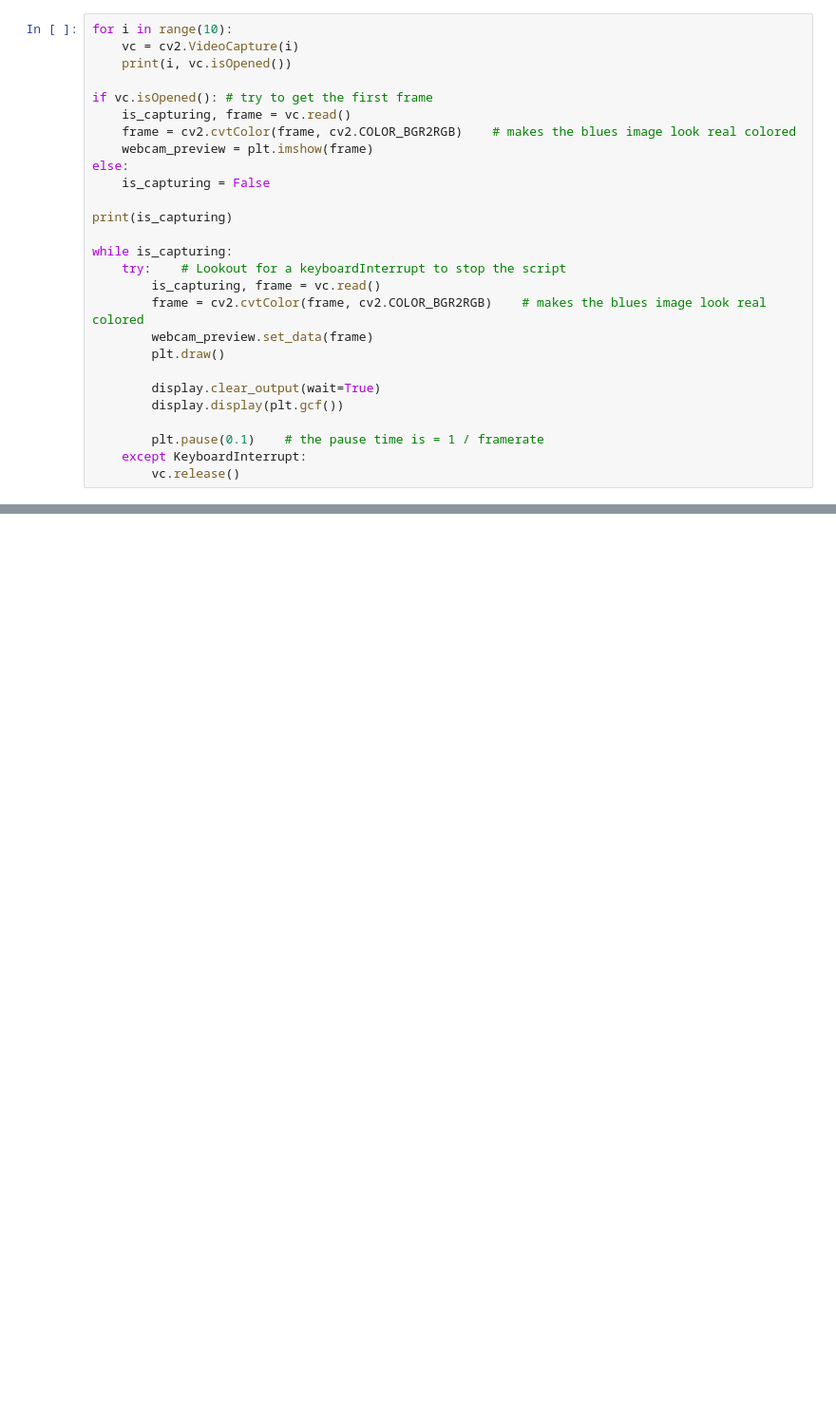
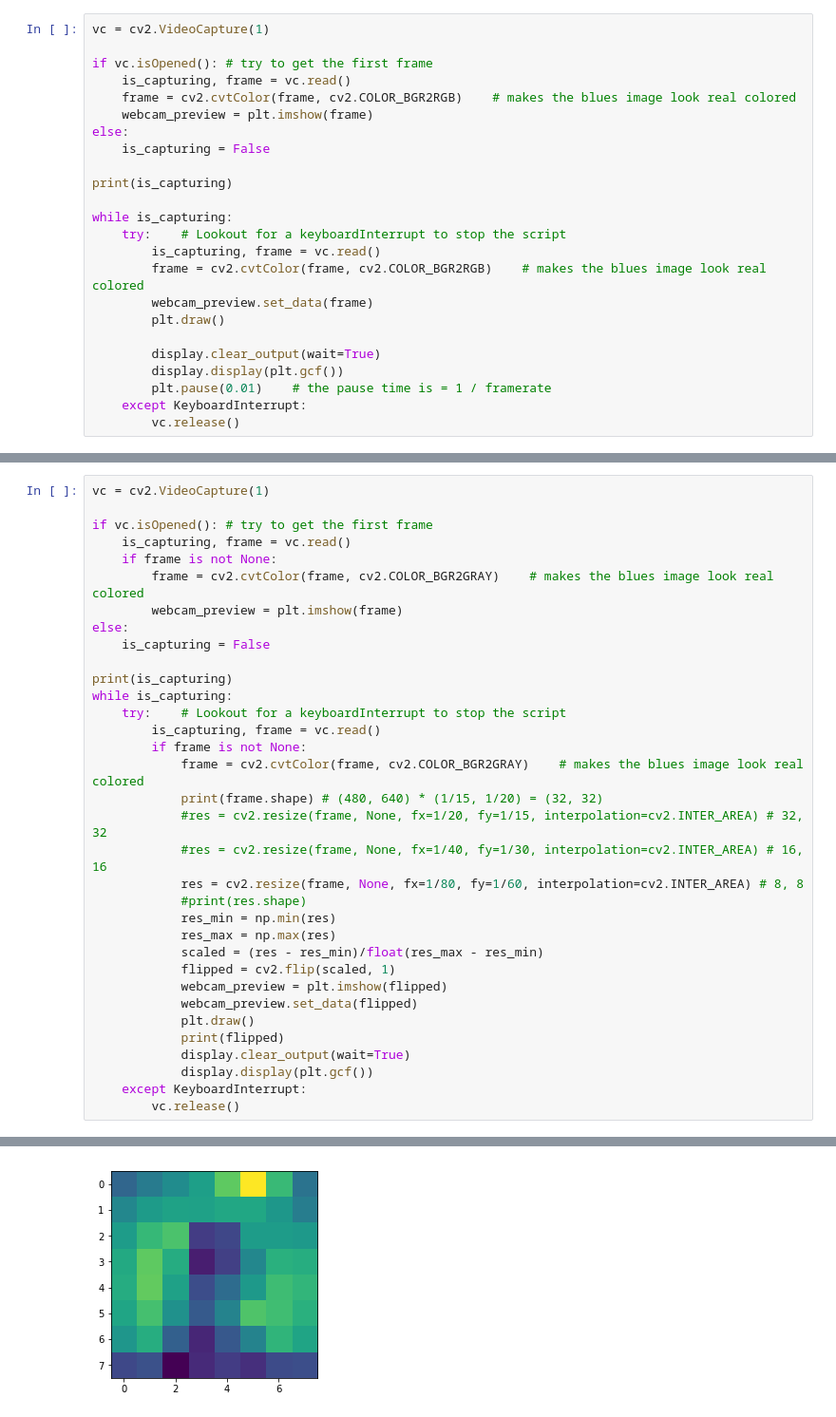
Before and after one commit to maxspero/DCGAN-with-camera-mask, a Jupyter notebook: Webcam.ipynb, the cells around one changed output, grey strips where cells are left out. Shown: that part at 95% size. Drawn from its saved outputs; the diff is of its cells as text; blank space fills up the shorter version.

```diff
--- a/Webcam.ipynb
+++ b/Webcam.ipynb
@@ -7,7 +15,5 @@ from IPython import display
 # %%
-for i in range(10):
-    vc = cv2.VideoCapture(i)
-    print(i, vc.isOpened())
+vc = cv2.VideoCapture(1)
 
 if vc.isOpened(): # try to get the first frame
     is_capturing, frame = vc.read()
@@ -27,8 +33,7 @@ while is_capturing:
 
         display.clear_output(wait=True)
         display.display(plt.gcf())
-
-        plt.pause(0.1)    # the pause time is = 1 / framerate
+        plt.pause(0.01)    # the pause time is = 1 / framerate
     except KeyboardInterrupt:
         vc.release()
 # %% [output]
@@ -45,0 +43,35 @@ False
+# %%
+vc = cv2.VideoCapture(1)
+
+if vc.isOpened(): # try to get the first frame
+    is_capturing, frame = vc.read()
+    if frame is not None:
+        frame = cv2.cvtColor(frame, cv2.COLOR_BGR2GRAY)    # makes the blues image look real colored
+        webcam_preview = plt.imshow(frame)
+else:
+    is_capturing = False
+
+print(is_capturing)
+while is_capturing:
+    try:    # Lookout for a keyboardInterrupt to stop the script
+        is_capturing, frame = vc.read()
+        if frame is not None:
+            frame = cv2.cvtColor(frame, cv2.COLOR_BGR2GRAY)    # makes the blues image look real colored
+            print(frame.shape) # (480, 640) * (1/15, 1/20) = (32, 32)
+            #res = cv2.resize(frame, None, fx=1/20, fy=1/15, interpolation=cv2.INTER_AREA) # 32, 32
+            #res = cv2.resize(frame, None, fx=1/40, fy=1/30, interpolation=cv2.INTER_AREA) # 16, 16
+            res = cv2.resize(frame, None, fx=1/80, fy=1/60, interpolation=cv2.INTER_AREA) # 8, 8
+            #print(res.shape)
+            res_min = np.min(res)
+            res_max = np.max(res)
+            scaled = (res - res_min)/float(res_max - res_min)
+            flipped = cv2.flip(scaled, 1)
+            webcam_preview = plt.imshow(flipped)
+            webcam_preview.set_data(flipped)
+            plt.draw()
+            print(flipped)
+            display.clear_output(wait=True)
+            display.display(plt.gcf())
+    except KeyboardInterrupt:
+        vc.release()
+# %% [output]
@@ -45,0 +97 @@ False
+[figure, added]
```
Also changed, not shown: parts of 4 cells of this notebook, 12 other files.
